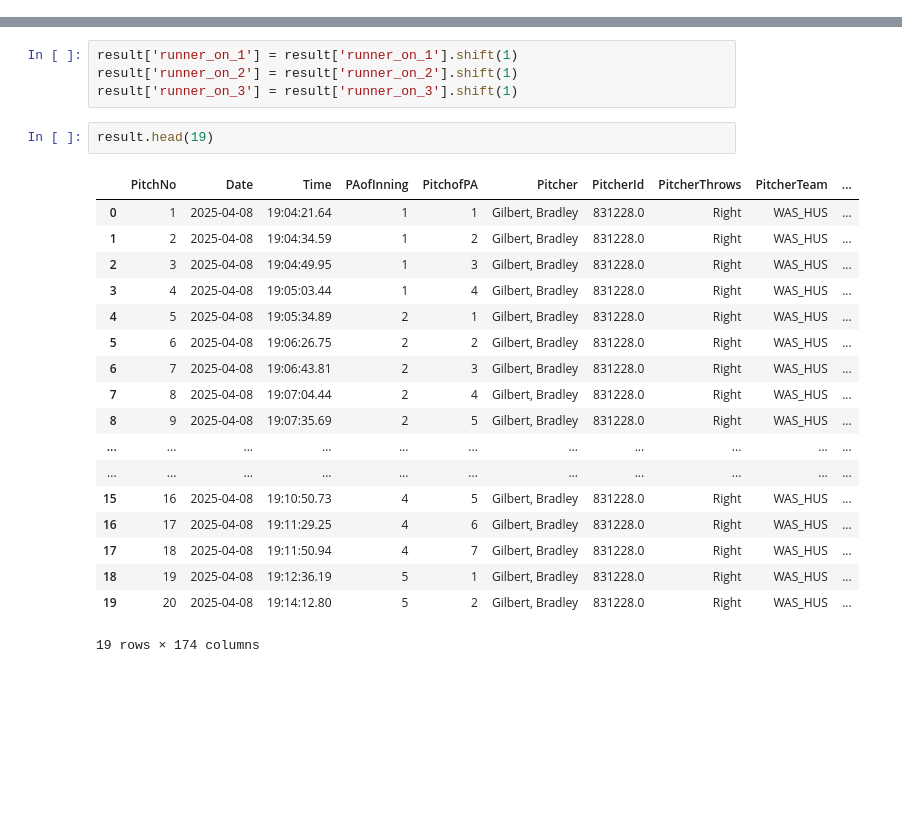
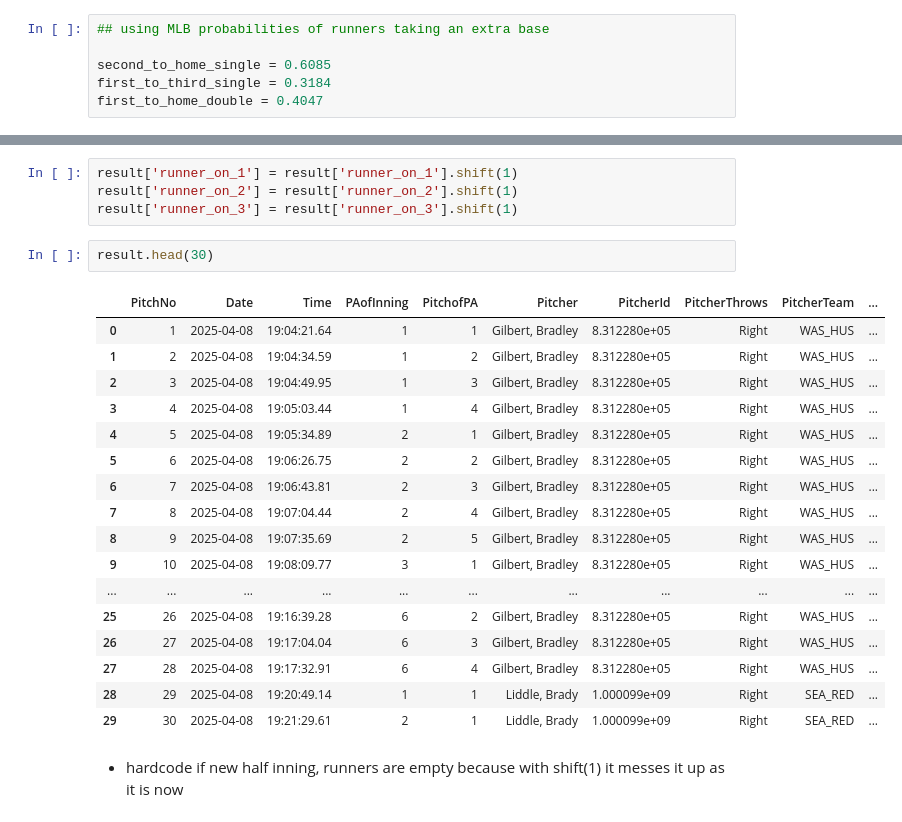
Before and after one commit to jackkalsched/UCSD_Baseball_25, a Jupyter notebook: Run Values/pbp_parsing.ipynb, the cells around one changed output, grey strips where cells are left out. Cells and saved outputs as stored; diff of their text form; blank space fills up the shorter version.

```diff
--- a/Run Values/pbp_parsing.ipynb
+++ b/Run Values/pbp_parsing.ipynb
@@ -161,0 +37,6 @@ result.head(27)
+# %%
+## using MLB probabilities of runners taking an extra base
+
+second_to_home_single = 0.6085
+first_to_third_single = 0.3184
+first_to_home_double = 0.4047
@@ -164,23 +197,24 @@ result['runner_on_1'] = result['runner_on_1'].shift(1)
 result['runner_on_2'] = result['runner_on_2'].shift(1)
 result['runner_on_3'] = result['runner_on_3'].shift(1)
 # %%
-result.head(19)
+result.head(30)
 # %% [output]
 |  | PitchNo | Date | Time | PAofInning | PitchofPA | Pitcher | PitcherId | PitcherThrows | PitcherTeam | ... |
-| 0 | 1 | 2025-04-08 | 19:04:21.64 | 1 | 1 | Gilbert, Bradley | 831228.0 | Right | WAS_HUS | ... |
-| 1 | 2 | 2025-04-08 | 19:04:34.59 | 1 | 2 | Gilbert, Bradley | 831228.0 | Right | WAS_HUS | ... |
-| 2 | 3 | 2025-04-08 | 19:04:49.95 | 1 | 3 | Gilbert, Bradley | 831228.0 | Right | WAS_HUS | ... |
-| 3 | 4 | 2025-04-08 | 19:05:03.44 | 1 | 4 | Gilbert, Bradley | 831228.0 | Right | WAS_HUS | ... |
-| 4 | 5 | 2025-04-08 | 19:05:34.89 | 2 | 1 | Gilbert, Bradley | 831228.0 | Right | WAS_HUS | ... |
-| 5 | 6 | 2025-04-08 | 19:06:26.75 | 2 | 2 | Gilbert, Bradley | 831228.0 | Right | WAS_HUS | ... |
-| 6 | 7 | 2025-04-08 | 19:06:43.81 | 2 | 3 | Gilbert, Bradley | 831228.0 | Right | WAS_HUS | ... |
-| 7 | 8 | 2025-04-08 | 19:07:04.44 | 2 | 4 | Gilbert, Bradley | 831228.0 | Right | WAS_HUS | ... |
-| 8 | 9 | 2025-04-08 | 19:07:35.69 | 2 | 5 | Gilbert, Bradley | 831228.0 | Right | WAS_HUS | ... |
+| 0 | 1 | 2025-04-08 | 19:04:21.64 | 1 | 1 | Gilbert, Bradley | 8.312280e+05 | Right | WAS_HUS | ... |
+| 1 | 2 | 2025-04-08 | 19:04:34.59 | 1 | 2 | Gilbert, Bradley | 8.312280e+05 | Right | WAS_HUS | ... |
+| 2 | 3 | 2025-04-08 | 19:04:49.95 | 1 | 3 | Gilbert, Bradley | 8.312280e+05 | Right | WAS_HUS | ... |
+| 3 | 4 | 2025-04-08 | 19:05:03.44 | 1 | 4 | Gilbert, Bradley | 8.312280e+05 | Right | WAS_HUS | ... |
+| 4 | 5 | 2025-04-08 | 19:05:34.89 | 2 | 1 | Gilbert, Bradley | 8.312280e+05 | Right | WAS_HUS | ... |
+| 5 | 6 | 2025-04-08 | 19:06:26.75 | 2 | 2 | Gilbert, Bradley | 8.312280e+05 | Right | WAS_HUS | ... |
+| 6 | 7 | 2025-04-08 | 19:06:43.81 | 2 | 3 | Gilbert, Bradley | 8.312280e+05 | Right | WAS_HUS | ... |
+| 7 | 8 | 2025-04-08 | 19:07:04.44 | 2 | 4 | Gilbert, Bradley | 8.312280e+05 | Right | WAS_HUS | ... |
+| 8 | 9 | 2025-04-08 | 19:07:35.69 | 2 | 5 | Gilbert, Bradley | 8.312280e+05 | Right | WAS_HUS | ... |
+| 9 | 10 | 2025-04-08 | 19:08:09.77 | 3 | 1 | Gilbert, Bradley | 8.312280e+05 | Right | WAS_HUS | ... |
 | ... | ... | ... | ... | ... | ... | ... | ... | ... | ... | ... |
-| ... | ... | ... | ... | ... | ... | ... | ... | ... | ... | ... |
-| 15 | 16 | 2025-04-08 | 19:10:50.73 | 4 | 5 | Gilbert, Bradley | 831228.0 | Right | WAS_HUS | ... |
-| 16 | 17 | 2025-04-08 | 19:11:29.25 | 4 | 6 | Gilbert, Bradley | 831228.0 | Right | WAS_HUS | ... |
-| 17 | 18 | 2025-04-08 | 19:11:50.94 | 4 | 7 | Gilbert, Bradley | 831228.0 | Right | WAS_HUS | ... |
-| 18 | 19 | 2025-04-08 | 19:12:36.19 | 5 | 1 | Gilbert, Bradley | 831228.0 | Right | WAS_HUS | ... |
-| 19 | 20 | 2025-04-08 | 19:14:12.80 | 5 | 2 | Gilbert, Bradley | 831228.0 | Right | WAS_HUS | ... |
+| 25 | 26 | 2025-04-08 | 19:16:39.28 | 6 | 2 | Gilbert, Bradley | 8.312280e+05 | Right | WAS_HUS | ... |
+| 26 | 27 | 2025-04-08 | 19:17:04.04 | 6 | 3 | Gilbert, Bradley | 8.312280e+05 | Right | WAS_HUS | ... |
+| 27 | 28 | 2025-04-08 | 19:17:32.91 | 6 | 4 | Gilbert, Bradley | 8.312280e+05 | Right | WAS_HUS | ... |
+| 28 | 29 | 2025-04-08 | 19:20:49.14 | 1 | 1 | Liddle, Brady | 1.000099e+09 | Right | SEA_RED | ... |
+| 29 | 30 | 2025-04-08 | 19:21:29.61 | 2 | 1 | Liddle, Brady | 1.000099e+09 | Right | SEA_RED | ... |
-19 rows × 174 columns
+# %% [markdown]
+- hardcode if new half inning, runners are empty because with shift(1) it messes it up as it is now
```
Also changed, not shown: parts of 4 cells of this notebook, 1 other file.
